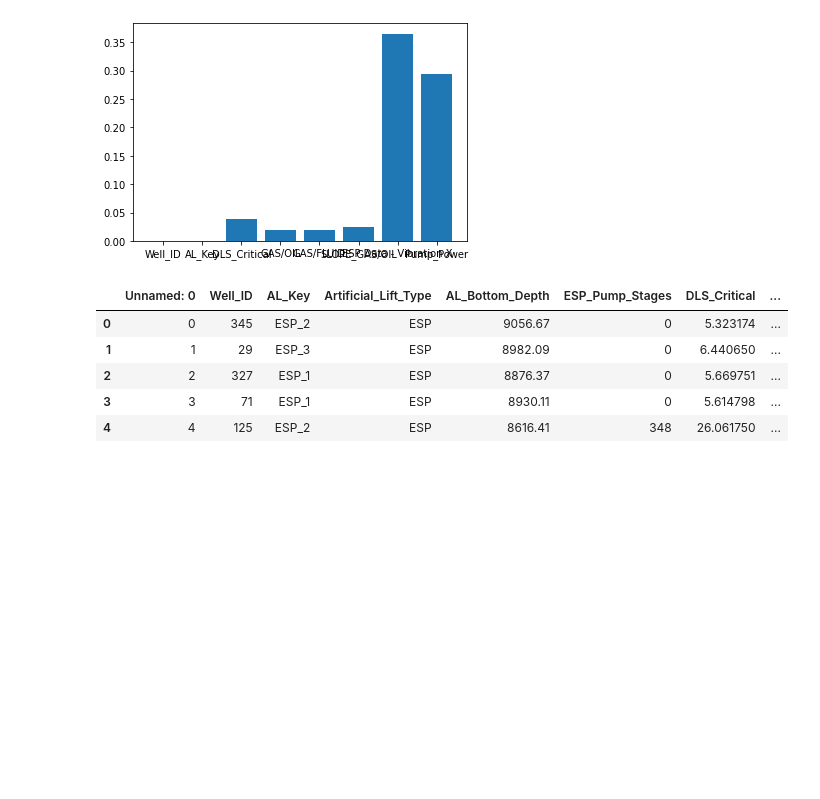
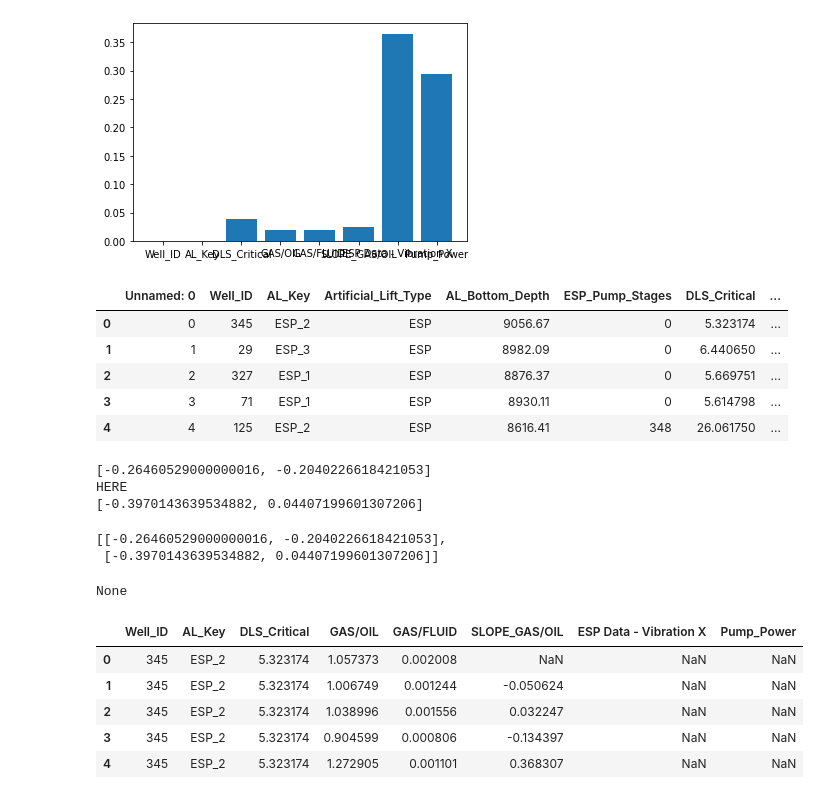
Before and after one commit to BenStormer/Hackalopes-Cleaned, a Jupyter notebook: data_viz.ipynb, the cells around one changed output. Drawn from its saved outputs; the diff is of its cells as text; code cells hidden in the pictures; blank space fills up the shorter version.

Commit message:
Add loop for iterating over separate_intervals function

```diff
--- a/data_viz.ipynb
+++ b/data_viz.ipynb
@@ -243,8 +243,6 @@ def separate_intervals(dataset, feature):
         alpha=mega_f[i][1][senior:overall_time][feature].diff().mean()
         old_folks.append(alpha)
 
-    # print(old_folks)
-
     army=[]
     for i in range (len(mega_f)):
         overall_time=mega_f_life[i]
@@ -252,5 +250,28 @@ def separate_intervals(dataset, feature):
         end=overall_time-int((overall_time*0.4).round(0))
         soldier=mega_f[i][1][start:end][feature].diff().mean()
         army.append(soldier)
-    # print(army)
-separate_intervals(solution_data, "WATER")
+    print(old_folks)
+    print("HERE")
+    print(army)
+    return([old_folks, army])
+separate_intervals(min_viable, "OIL")
+# %% [output]
+[-0.26460529000000016, -0.2040226618421053]
+HERE
+[-0.3970143639534882, 0.04407199601307206]
+[[-0.26460529000000016, -0.2040226618421053],
+ [-0.3970143639534882, 0.04407199601307206]]
+# %%
+separate_intervals = separate_intervals(min_viable, "OIL")
+print(separate_intervals)
+# %% [output]
+None
+# %%
+min_viable.head()
+# %% [output]
+|  | Well_ID | AL_Key | DLS_Critical | GAS/OIL | GAS/FLUID | SLOPE_GAS/OIL | ESP Data - Vibration X | Pump_Power |
+| 0 | 345 | ESP_2 | 5.323174 | 1.057373 | 0.002008 | NaN | NaN | NaN |
+| 1 | 345 | ESP_2 | 5.323174 | 1.006749 | 0.001244 | -0.050624 | NaN | NaN |
+| 2 | 345 | ESP_2 | 5.323174 | 1.038996 | 0.001556 | 0.032247 | NaN | NaN |
+| 3 | 345 | ESP_2 | 5.323174 | 0.904599 | 0.000806 | -0.134397 | NaN | NaN |
+| 4 | 345 | ESP_2 | 5.323174 | 1.272905 | 0.001101 | 0.368307 | NaN | NaN |
```
Also changed, not shown: parts of 1 cell of this notebook.
